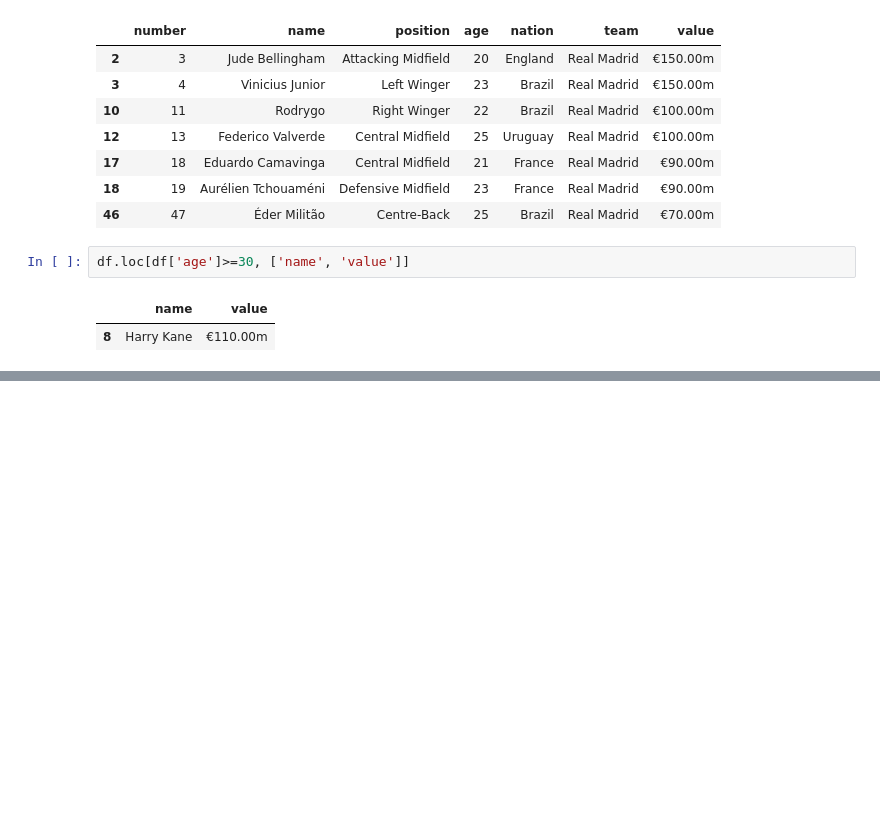
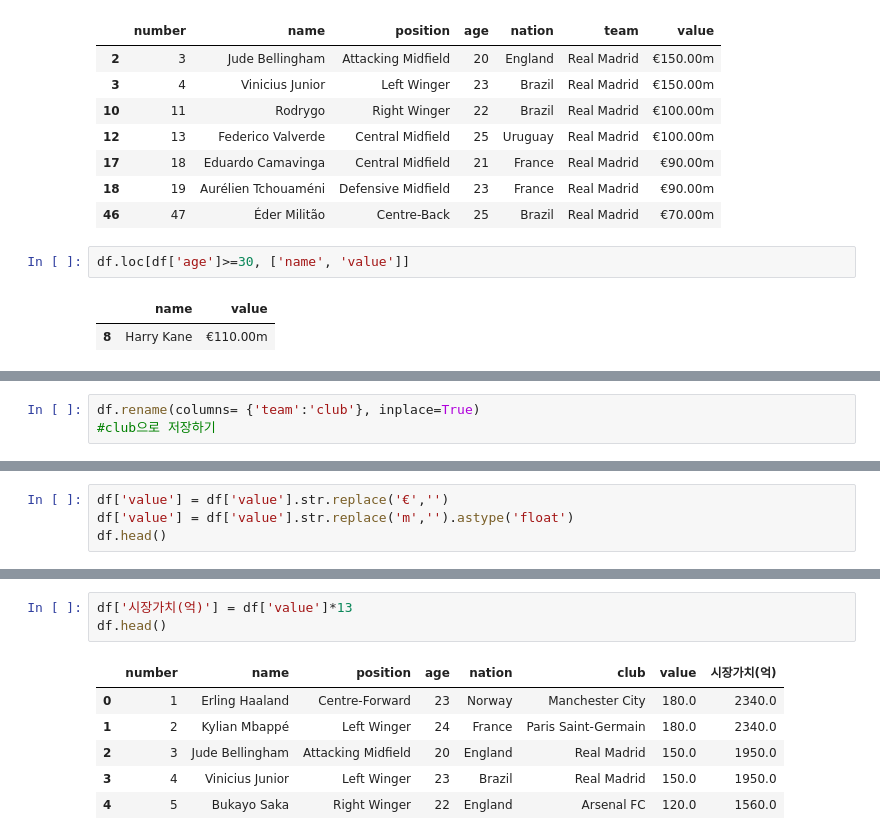
Before and after one commit to MinuSpurs/Football_player_price_analysis, a Jupyter notebook: Pandas_with_Player50.ipynb, the cells around one changed output, grey strips where cells are left out. Cells and saved outputs as stored; diff of their text form; blank space fills up the shorter version.

```diff
--- a/Pandas_with_Player50.ipynb
+++ b/Pandas_with_Player50.ipynb
@@ -214,0 +292,3 @@ df.loc[df['age']>=30, ['name', 'value']]
+# %%
+df.rename(columns= {'team':'club'}, inplace=True)
+#club으로 저장하기
@@ -214,0 +304,4 @@ df.loc[df['age']>=30, ['name', 'value']]
+# %%
+df['value'] = df['value'].str.replace('€','')
+df['value'] = df['value'].str.replace('m','').astype('float')
+df.head()
@@ -214,0 +341,10 @@ df.loc[df['age']>=30, ['name', 'value']]
+# %%
+df['시장가치(억)'] = df['value']*13
+df.head()
+# %% [output]
+|  | number | name | position | age | nation | club | value | 시장가치(억) |
+| 0 | 1 | Erling Haaland | Centre-Forward | 23 | Norway | Manchester City | 180.0 | 2340.0 |
+| 1 | 2 | Kylian Mbappé | Left Winger | 24 | France | Paris Saint-Germain | 180.0 | 2340.0 |
+| 2 | 3 | Jude Bellingham | Attacking Midfield | 20 | England | Real Madrid | 150.0 | 1950.0 |
+| 3 | 4 | Vinicius Junior | Left Winger | 23 | Brazil | Real Madrid | 150.0 | 1950.0 |
+| 4 | 5 | Bukayo Saka | Right Winger | 22 | England | Arsenal FC | 120.0 | 1560.0 |
```
Also changed, not shown: parts of 13 cells of this notebook, 1 other file.
